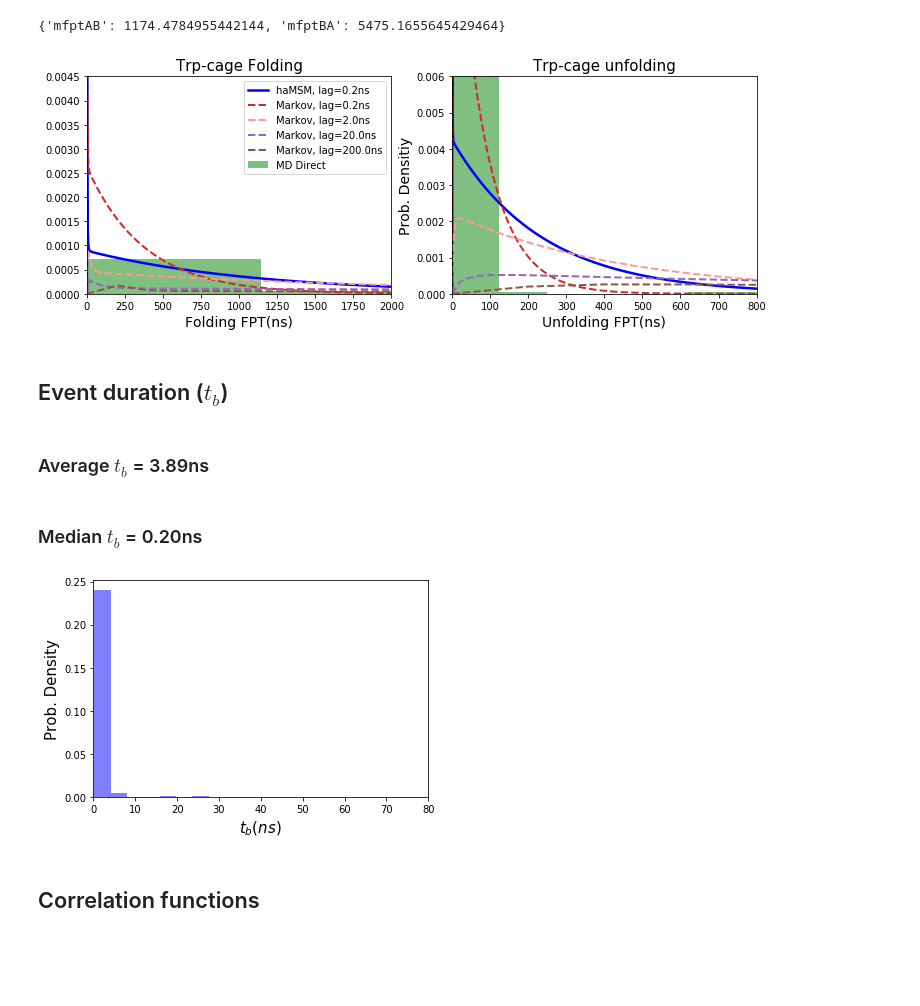
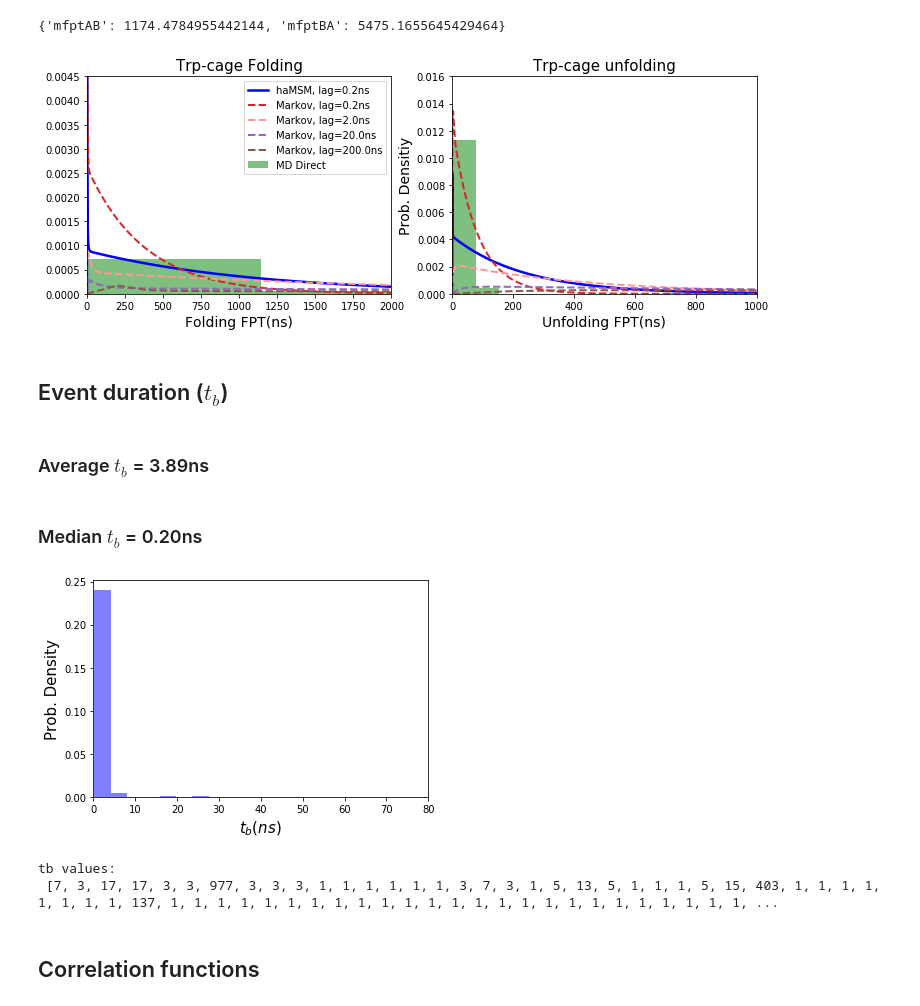
Before and after one commit to choderalab/msm-mfpt, a Jupyter notebook: models2/TrpCage_mfpts_corrfunc_FS_cut_0_8_100ns.ipynb, the cells around one changed output. Saved outputs shown, nothing was run; the diff lists cells and outputs as text; code cells hidden in the pictures; blank space fills up the shorter version.

```diff
--- a/models2/TrpCage_mfpts_corrfunc_FS_cut_0_8_100ns.ipynb
+++ b/models2/TrpCage_mfpts_corrfunc_FS_cut_0_8_100ns.ipynb
@@ -413,37 +413,37 @@ ax1.plot(*fptdBA.T,label='haMSM, lag=0.2ns',lw=2.5, color='b')
 
 for i, density in enumerate(markov_fptdBA_list):
     ax1.plot(*density.T,'--', linewidth=2.0, color=color_sequence[i],
              label='Markov, lag={}ns'.format(lag_to_use_fptd[i]*0.2) )
 
 ax1.hist(np.array(empiric_fptsBA)*0.2, normed=True, bins=20, label='MD Direct', color='green', alpha=0.5)
 ax1.set_xlabel("Folding FPT(ns)", fontsize=14)
 ax1.set_xlim([0,2000])
 ax1.set_ylim(0,0.0045)
 ax1.set_title('Trp-cage Folding', fontsize=15)
 ax1.legend()
 
 
 ax2 = fig.add_subplot(122)
 ax2.plot(*fptdAB.T,label='haMSM, lag=0.2ns', color='b',lw=2.5)
 
 for i, density in enumerate(markov_fptdAB_list):
     ax2.plot(*density.T,'--', linewidth=2.0, color=color_sequence[i],
              label='Markov, lag={}ns'.format(lag_to_use_fptd[i]*0.2) )
 
 
 
-ax2.hist(np.array(empiric_fptsAB)*0.2, normed=True, bins=50, label='MD Direct', color='green', alpha=0.5)
+ax2.hist(np.array(empiric_fptsAB)*0.2, normed=True, bins=80, label='MD Direct', color='green', alpha=0.5)
 ax2.set_ylabel("Prob. Densitiy", fontsize=14)
 ax2.set_xlabel("Unfolding FPT(ns)", fontsize=14)
-ax2.set_xlim([0,800])
-ax2.set_ylim(0,0.006)
+ax2.set_xlim([0,1000])
+ax2.set_ylim(0,0.016)
 ax2.set_title('Trp-cage unfolding', fontsize=15)
 
 fig.tight_layout
 
 plt.show()
 # %% [output]
-[figure, old version]
+[figure, new version]
 # %% [markdown]
 ## Event duration ($t_b$)
 # %%
@@ -456,10 +456,13 @@ plt.ylabel("Prob. Density", fontsize=15)
 plt.annotate
 plt.xlim([0,80])
 plt.show()
+print("tb values:\n",tb_values)
 # %% [output]
 ###  Average $t_b$ = 3.89ns
 ###  Median $t_b$ = 0.20ns
 [figure]
+tb values:
+ [7, 3, 17, 17, 3, 3, 977, 3, 3, 3, 1, 1, 1, 1, 1, 1, 3, 7, 3, 1, 5, 13, 5, 1, 1, 1, 5, 15, 403, 1, 1, 1, 1, 1, 1, 1, 1, 137, 1, 1, 1, 1, 1, 1, 1, 1, 1, 1, 1, 1, 1, 1, 1, 1, 1, 1, 1, 1, 1, 1, 1, 1, 1, ...
 # %% [markdown]
 ## Correlation functions
 # %%
```
Also changed, not shown: parts of 1 cell of this notebook, 3 other files.
